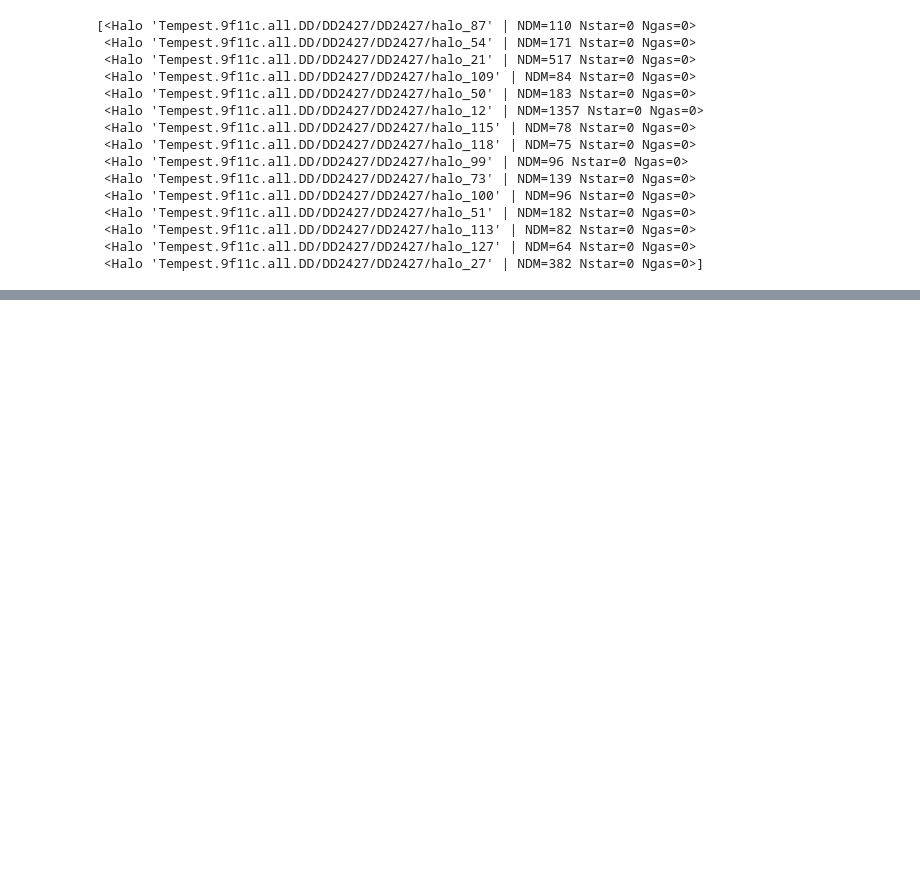
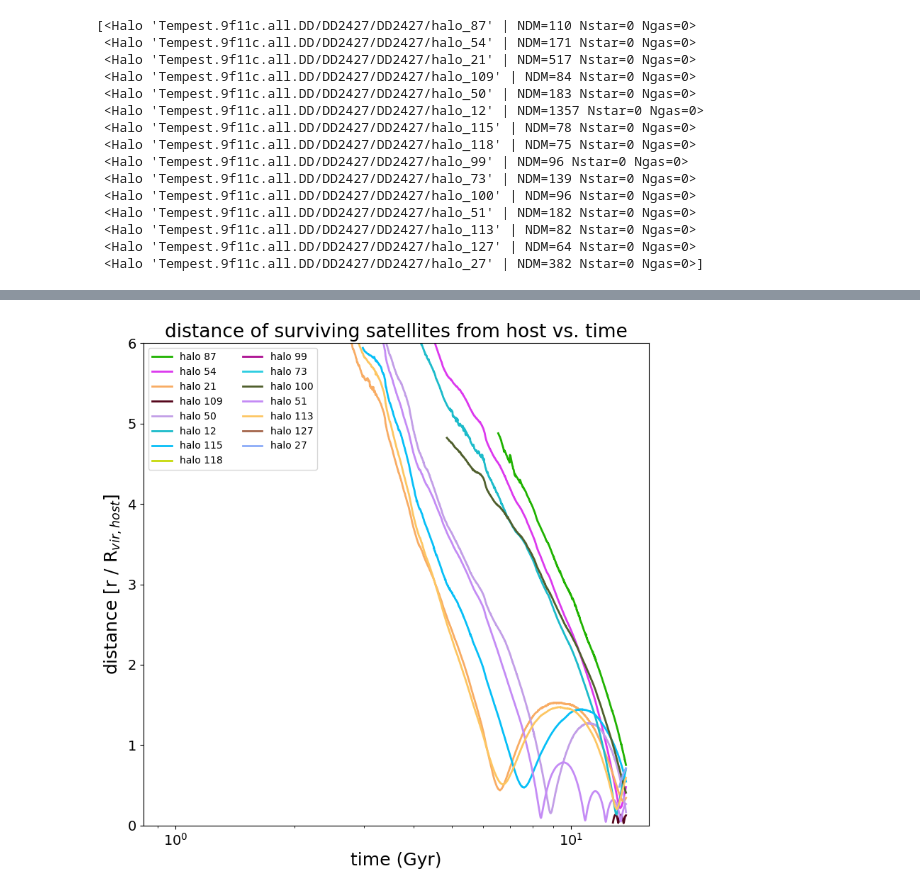
Before and after one commit to nguyenbinh1612/STScI_Summer2022, a Jupyter notebook: 2nd_try_tangos.ipynb, the cells around one changed output, grey strips where cells are left out. Cells and saved outputs as stored; diff of their text form; code cells hidden in the pictures; blank space fills up the shorter version.

Commit message:
beautified the plots :sparkles:

```diff
--- a/2nd_try_tangos.ipynb
+++ b/2nd_try_tangos.ipynb
@@ -345,0 +143,39 @@ plt.savefig('LDB_satellite_mvir_over_time.png')
+# %%
+# this is just to generate the same colors for both plots
+
+r_array = []
+b_array = []
+g_array = []
+
+for i in range(np.size(all_sat_t)):
+    r = random.random()
+    b = random.random()
+    g = random.random()
+    r_array.append(r)
+    b_array.append(b)
+    g_array.append(g)
+
+r_array = np.array(r_array)
+b_array = np.array(b_array)
+g_array = np.array(g_array)
+# %%
+fig, ax = plt.subplots(figsize=(8,8))
+
+for i in range(np.size(all_sat_t)):
+    plt.plot(all_sat_t[i], all_sat_ratio[i], linewidth=2, c=(r_array[i], b_array[i], g_array[i]), \
+            label='halo ' + str(sats[i].halo_number))
+
+plt.legend(loc='upper left', prop={'size': 10}, ncol=2)
+plt.title('distance of surviving satellites from host vs. time', fontsize=19)
+plt.xlabel('time (Gyr)', fontsize=18)
+plt.xticks(fontsize=14)
+plt.ylabel('distance [r / R$_{vir,host}$]', fontsize=18)
+plt.yticks(fontsize=14)
+plt.ylim(0, 6)
+#plt.xlim(2, max(sat_t))
+plt.xscale('log')
+plt.tight_layout()
+plt.style.use('default')
+plt.savefig('LDB_satellite_over_time.png')
+# %% [output]
+[figure, added]
```
Also changed, not shown: parts of 7 cells of this notebook, 4 other files.
